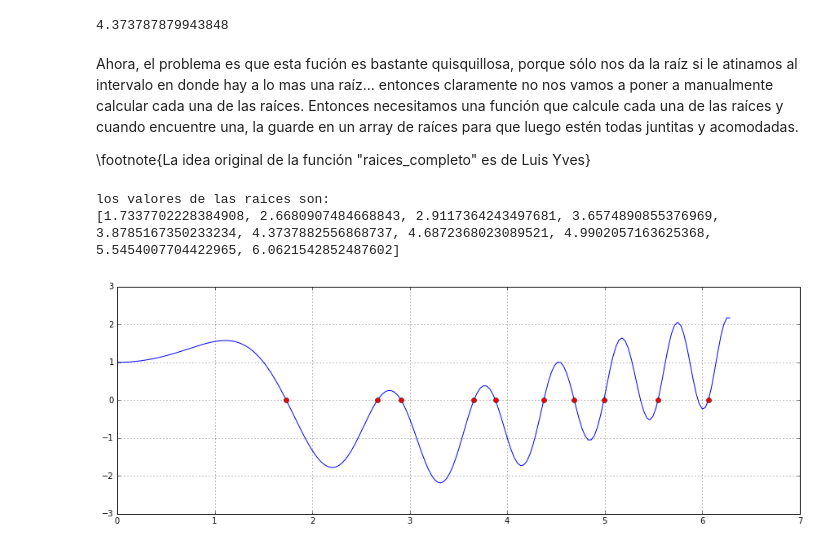
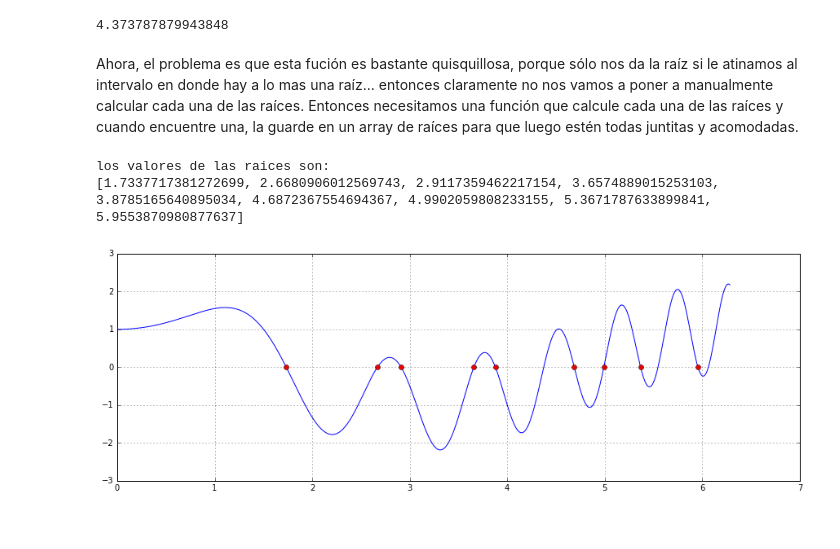
Before and after one commit to plascurain/fisicacomputacional, a Jupyter notebook: Problema_1.ipynb, the cells around one changed output. Cells and saved outputs as stored; diff of their text form; code cells hidden in the pictures.

```diff
--- a/Problema_1.ipynb
+++ b/Problema_1.ipynb
@@ -74,5 +47,3 @@ raiz_bip(func_p1,4,4.5)
 4.373787879943848
 # %% [markdown]
 Ahora, el problema es que esta fución es bastante quisquillosa, porque sólo nos da la raíz si le atinamos al intervalo en donde hay a lo mas una raíz... entonces claramente no nos vamos a poner a manualmente calcular cada una de las raíces. Entonces necesitamos una función que calcule cada una de las raíces y cuando encuentre una, la guarde en un array de raíces para que luego estén todas juntitas  y acomodadas.
-
-\footnote{La idea original de la función "raices_completo" es de Luis Yves}
@@ -102,16 +50,16 @@ def raices_completo(funcion, intervalo, N , err = 1e-5):
 # %%
 intervalo = [0., 2*pi]
 print "los valores de las raices son:"
-n = 200
-raices = raices_completo(func_p1,intervalo,n)
+n = 100
+raices = todas_raices(func_p1,intervalo,n)
 print raices
-x = linspace(0, 2*pi, 200)
+x = linspace(0, 2*pi, 600)
 figure(figsize=(15,5))
 plot(x, func_p1(x))
 plot(raices, zeros_like(raices), 'ro')
 grid()
 show()
 # %% [output]
 los valores de las raices son:
-[1.7337702228384908, 2.6680907484668843, 2.9117364243497681, 3.6574890855376969, 3.8785167350233234, 4.3737882556868737, 4.6872368023089521, 4.9902057163625368, 5.5454007704422965, 6.0621542852487602]
+[1.7337717381272699, 2.6680906012569743, 2.9117359462217154, 3.6574889015253103, 3.8785165640895034, 4.6872367554694367, 4.9902059808233155, 5.3671787633899841, 5.9553870980877637]
-[figure, old version]
+[figure, new version]
```
Also changed, not shown: parts of 9 cells of this notebook, 1 other file.
